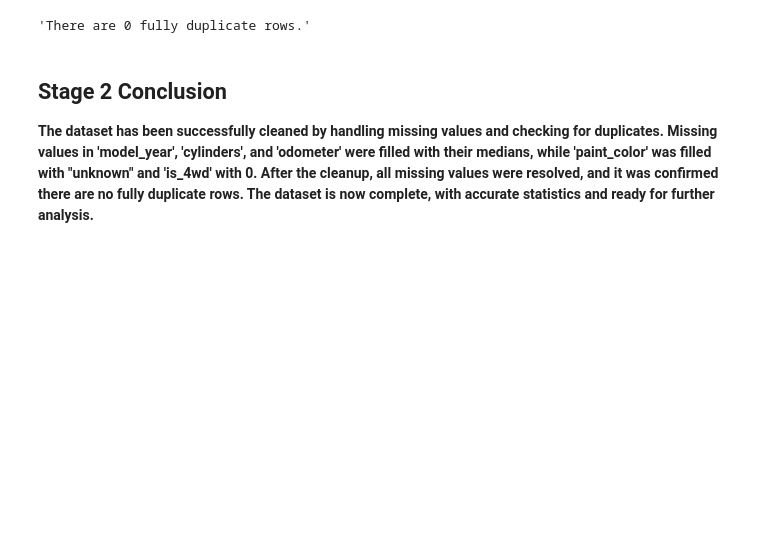
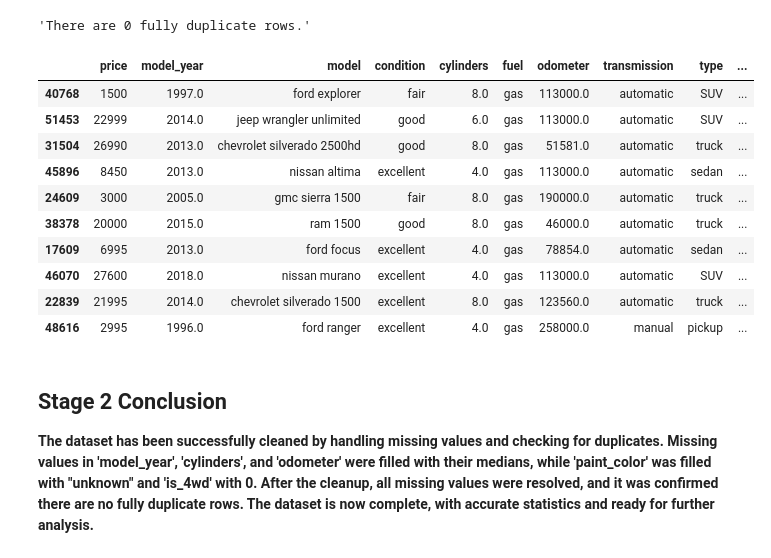
Before and after one commit to jaysic470/whipdata, a Jupyter notebook: notebooks/whipdata.ipynb, the cells around one changed output. Saved outputs shown, nothing was run; the diff lists cells and outputs as text; code cells hidden in the pictures; blank space fills up the shorter version.

Commit message:
Displayed a sample of the cleaned dataset at the end of Stage 2

```diff
--- a/notebooks/whipdata.ipynb
+++ b/notebooks/whipdata.ipynb
@@ -196,6 +196,20 @@ duplicate_rows = vehicles_us.duplicated().sum()
 f"There are {duplicate_rows} fully duplicate rows."
 # %% [output]
 'There are 0 fully duplicate rows.'
+# %%
+vehicles_us.sample(10)
+# %% [output]
+|  | price | model_year | model | condition | cylinders | fuel | odometer | transmission | type | ... |
+| 40768 | 1500 | 1997.0 | ford explorer | fair | 8.0 | gas | 113000.0 | automatic | SUV | ... |
+| 51453 | 22999 | 2014.0 | jeep wrangler unlimited | good | 6.0 | gas | 113000.0 | automatic | SUV | ... |
+| 31504 | 26990 | 2013.0 | chevrolet silverado 2500hd | good | 8.0 | gas | 51581.0 | automatic | truck | ... |
+| 45896 | 8450 | 2013.0 | nissan altima | excellent | 4.0 | gas | 113000.0 | automatic | sedan | ... |
+| 24609 | 3000 | 2005.0 | gmc sierra 1500 | fair | 8.0 | gas | 190000.0 | automatic | truck | ... |
+| 38378 | 20000 | 2015.0 | ram 1500 | good | 8.0 | gas | 46000.0 | automatic | truck | ... |
+| 17609 | 6995 | 2013.0 | ford focus | excellent | 4.0 | gas | 78854.0 | automatic | sedan | ... |
+| 46070 | 27600 | 2018.0 | nissan murano | excellent | 4.0 | gas | 113000.0 | automatic | SUV | ... |
+| 22839 | 21995 | 2014.0 | chevrolet silverado 1500 | excellent | 8.0 | gas | 123560.0 | automatic | truck | ... |
+| 48616 | 2995 | 1996.0 | ford ranger | excellent | 4.0 | gas | 258000.0 | manual | pickup | ... |
 # %% [markdown]
 ## Stage 2 Conclusion
 **The dataset has been successfully cleaned by handling missing values and checking for duplicates. Missing values in 'model_year', 'cylinders', and 'odometer' were filled with their medians, while 'paint_color' was filled with "unknown" and 'is_4wd' with 0. After the cleanup, all missing values were resolved, and it was confirmed there are no fully duplicate rows. The dataset is now complete, with accurate statistics and ready for further analysis.**
```
Also changed, not shown: parts of 1 cell of this notebook.
